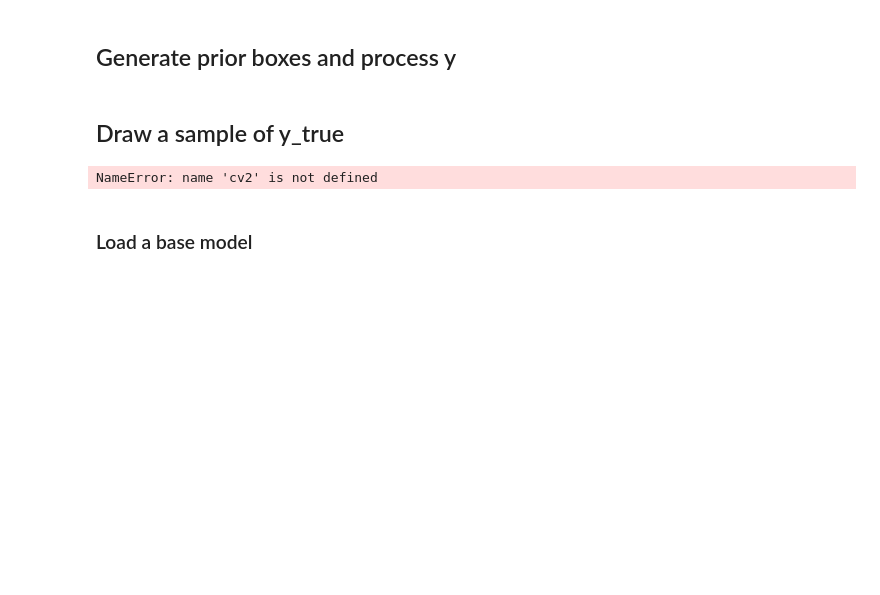
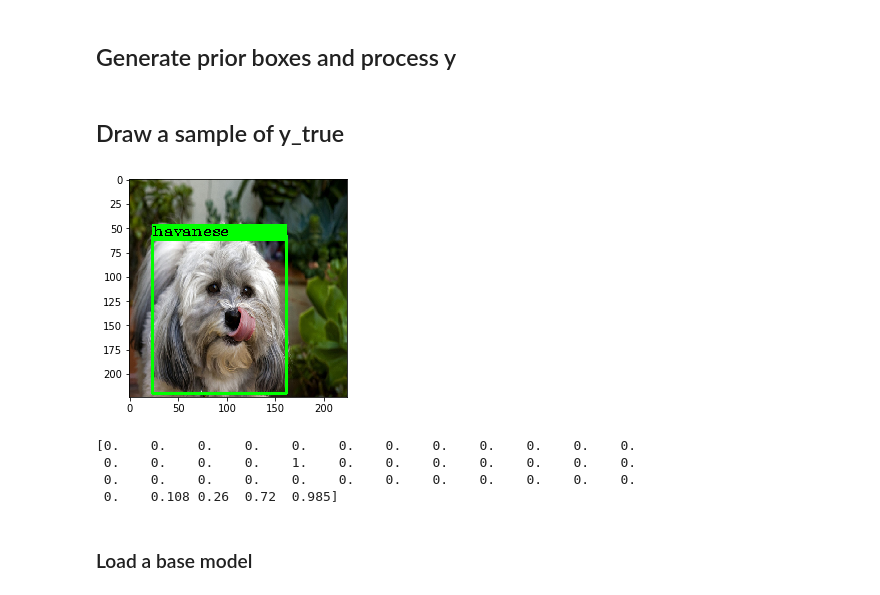
Before and after one commit to FelixCaae/RFBNet-Keras, a Jupyter notebook: rfb_ssd_detection.ipynb, the cells around one changed output. Drawn from its saved outputs; the diff is of its cells as text; code cells hidden in the pictures; blank space fills up the shorter version.

Commit message:
layout change to rfb_detection

```diff
--- a/rfb_ssd_detection.ipynb
+++ b/rfb_ssd_detection.ipynb
@@ -74,7 +73,7 @@ after ignore: 3671
 # %% [markdown]
 ## Load Dataset
 # %%
-(x_train,y_train_no_process),(x_test,y_test_no_process) = pet_data.load_data(0.25,0.25,root=data_root,task = 'detection')
+(x_train,y_train_no_process),(x_test,y_test_no_process) = pet_data.load_data(0.4,0.25,root=data_root,task = 'detection')
 print("x_train shape",x_train.shape," y_train_no_process shape",y_train_no_process.shape)
 print("x_test shape",x_test.shape," y_test_no_process shape",y_test_no_process.shape)
 # %% [output]
@@ -91,18 +90,23 @@ y_test = y_test_no_process.copy()
 # %% [markdown]
 ## Draw a sample of y_true
 # %%
-import pet_detector_help
-reload(pet_detector_help)
-from pet_detector_help import *
+import drawing
+reload(drawing)
+from drawing import *
 x = x_train[0].copy()
 y = y_train_no_process[0].copy()
 #print(y_train_no_process[:,1])
 frame= (x * 255).astype('int32')
 draw_detection(frame,y,class_names,box_color=(0,255,0),font_scale =0.5,draw_label=True)
 plt.imshow(frame)
 plt.show()
+print(y)
 # %% [output]
+[figure, added]
-NameError: name 'cv2' is not defined
+[0.    0.    0.    0.    0.    0.    0.    0.    0.    0.    0.    0.
+ 0.    0.    0.    0.    1.    0.    0.    0.    0.    0.    0.    0.
+ 0.    0.    0.    0.    0.    0.    0.    0.    0.    0.    0.    0.
+ 0.    0.108 0.26  0.72  0.985]
 # %% [markdown]
 ### Load a base model
 # %%
```
Also changed, not shown: parts of 19 cells of this notebook, 3 other files.
